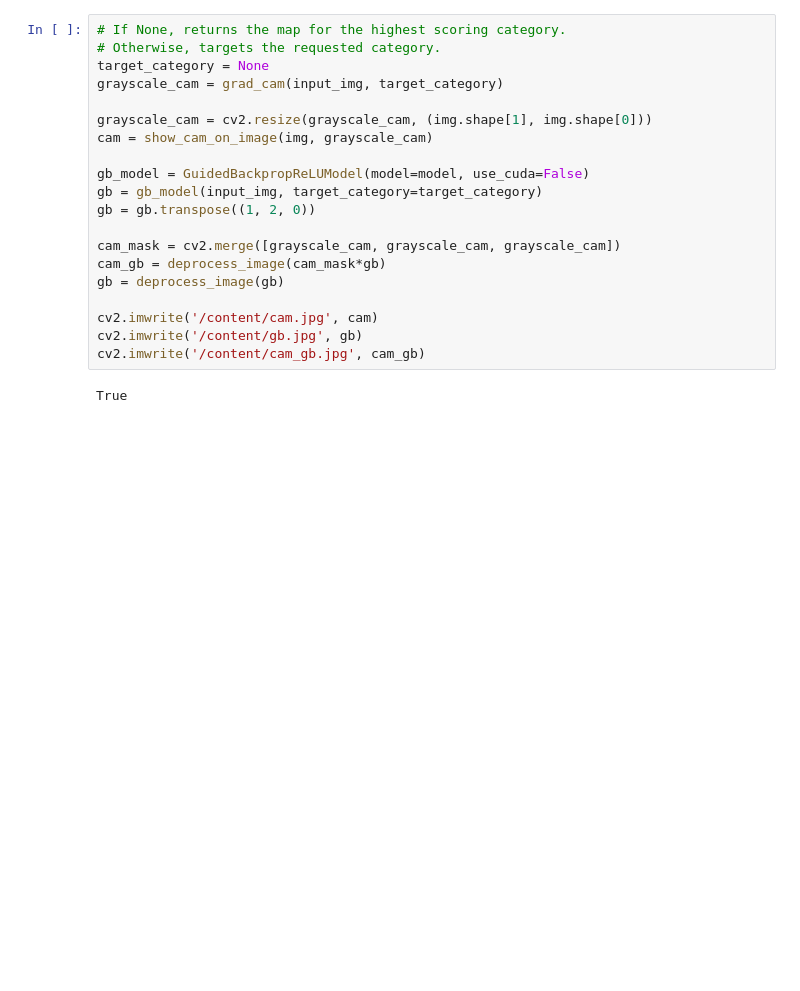
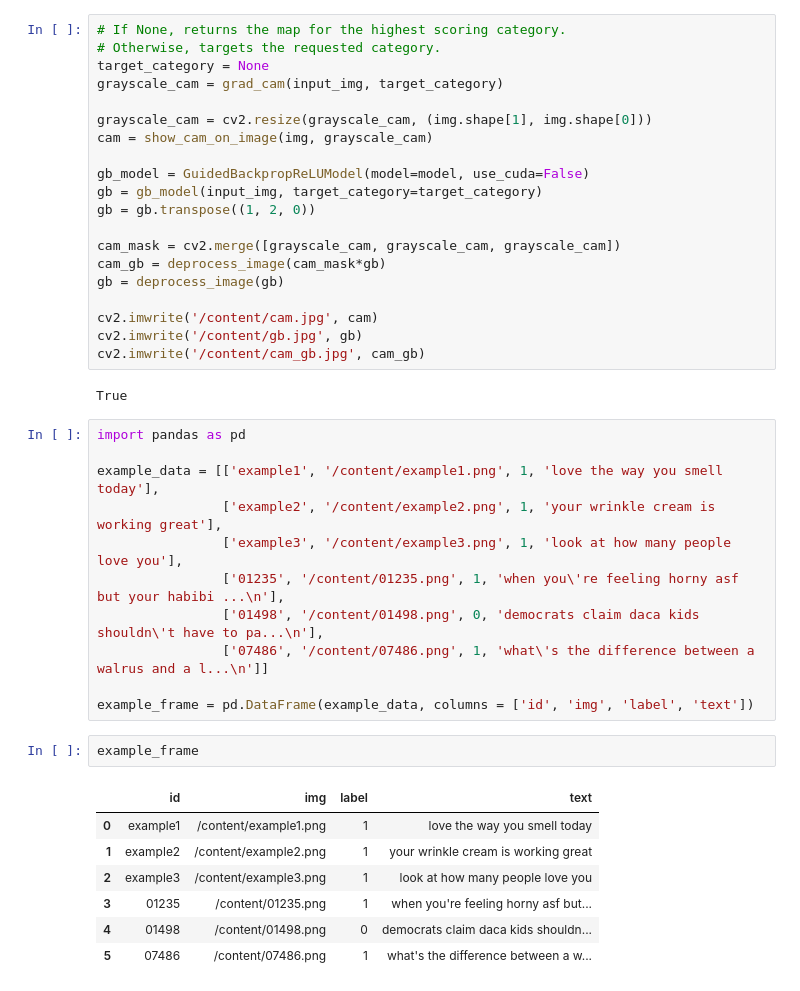
Before and after one commit to kalyaniasthana/dl-hateful-memes-project, a Jupyter notebook: grad_cam_multimodal_vision.ipynb, the cells around one changed output. Saved outputs shown, nothing was run; the diff lists cells and outputs as text; blank space fills up the shorter version.

```diff
--- a/grad_cam_multimodal_vision.ipynb
+++ b/grad_cam_multimodal_vision.ipynb
@@ -335,3 +335,24 @@ cv2.imwrite('/content/gb.jpg', gb)
 cv2.imwrite('/content/cam_gb.jpg', cam_gb)
 # %% [output]
 True
+# %%
+import pandas as pd
+
+example_data = [['example1', '/content/example1.png', 1, 'love the way you smell today'],
+                ['example2', '/content/example2.png', 1, 'your wrinkle cream is working great'],
+                ['example3', '/content/example3.png', 1, 'look at how many people love you'],
+                ['01235', '/content/01235.png', 1, 'when you\'re feeling horny asf but your habibi ...\n'],
+                ['01498', '/content/01498.png', 0, 'democrats claim daca kids shouldn\'t have to pa...\n'],
+                ['07486', '/content/07486.png', 1, 'what\'s the difference between a walrus and a l...\n']]
+
+example_frame = pd.DataFrame(example_data, columns = ['id', 'img', 'label', 'text'])
+# %%
+example_frame
+# %% [output]
+|  | id | img | label | text |
+| 0 | example1 | /content/example1.png | 1 | love the way you smell today |
+| 1 | example2 | /content/example2.png | 1 | your wrinkle cream is working great |
+| 2 | example3 | /content/example3.png | 1 | look at how many people love you |
+| 3 | 01235 | /content/01235.png | 1 | when you're feeling horny asf but... |
+| 4 | 01498 | /content/01498.png | 0 | democrats claim daca kids shouldn... |
+| 5 | 07486 | /content/07486.png | 1 | what's the difference between a w... |
```
Also changed, not shown: parts of 8 cells of this notebook.
